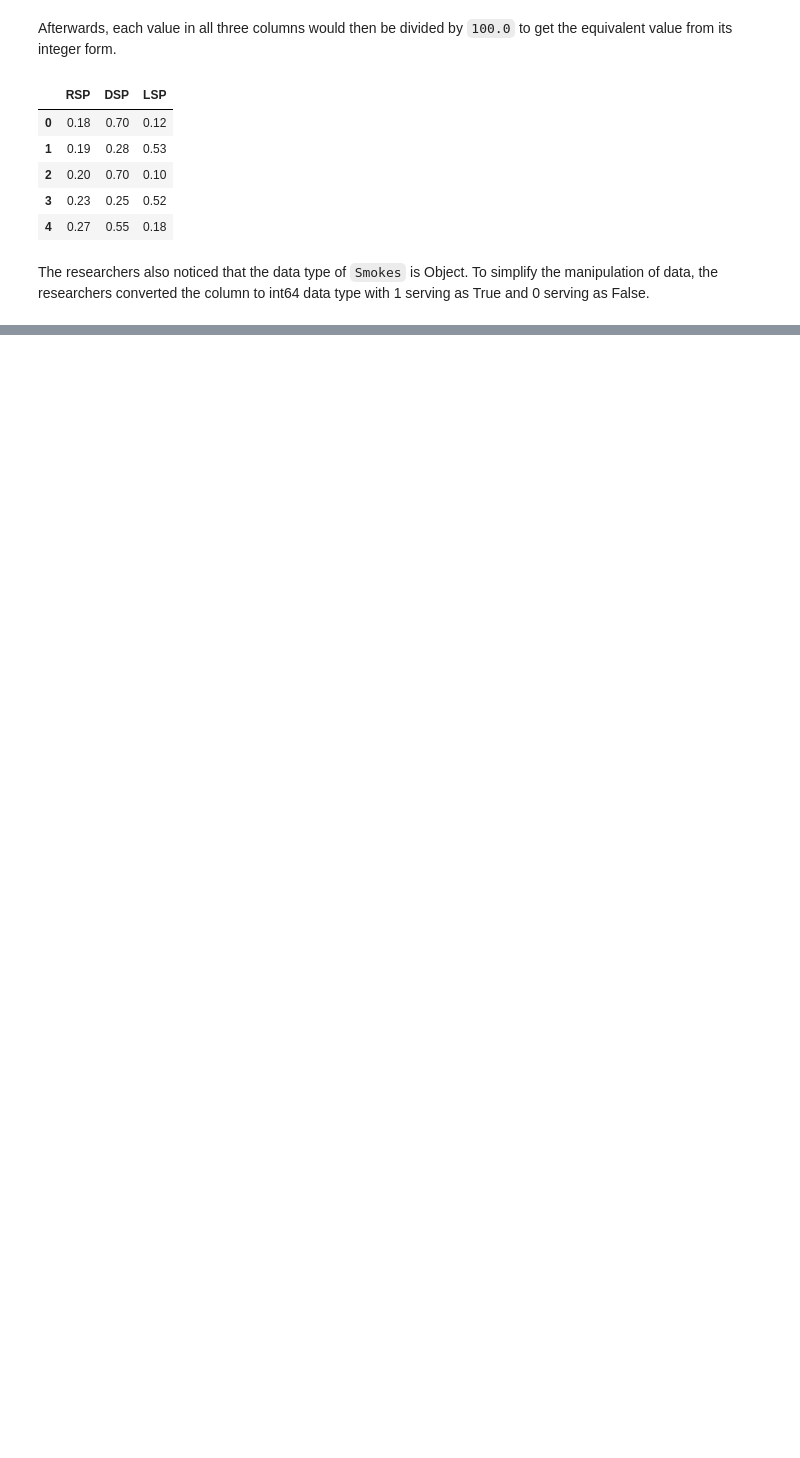
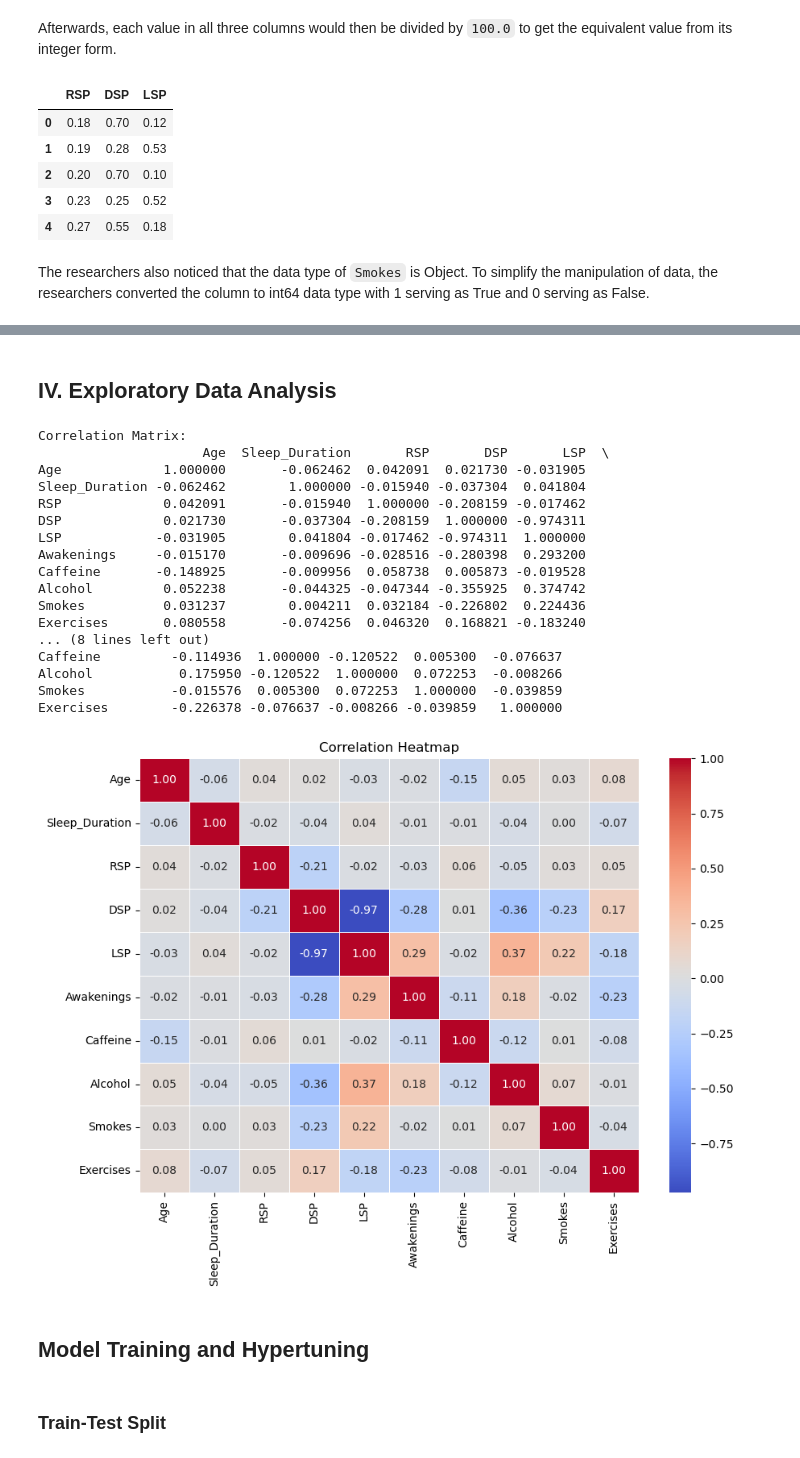
Before and after one commit to francisisip/SereniGuide, a Jupyter notebook: SereniGuide.ipynb, the cells around one changed output, grey strips where cells are left out. Saved outputs shown, nothing was run; the diff lists cells and outputs as text; code cells hidden in the pictures; blank space fills up the shorter version.

```diff
--- a/SereniGuide.ipynb
+++ b/SereniGuide.ipynb
@@ -337,0 +572,37 @@ memory usage: 39.0 KB
+# %% [markdown]
+## IV. Exploratory Data Analysis
+# %%
+correlation_matrix = sleep_df.select_dtypes(include='number').corr()
+
+# Display correlation coefficients
+print("Correlation Matrix:")
+print(correlation_matrix)
+
+# Visualize correlation matrix as a heatmap
+plt.figure(figsize=(10, 7))
+sns.heatmap(correlation_matrix, annot=True, cmap='coolwarm', fmt=".2f", linewidths=.5)
+plt.title('Correlation Heatmap')
+plt.show()
+# %% [output]
+Correlation Matrix:
+                     Age  Sleep_Duration       RSP       DSP       LSP  \
+Age             1.000000       -0.062462  0.042091  0.021730 -0.031905
+Sleep_Duration -0.062462        1.000000 -0.015940 -0.037304  0.041804
+RSP             0.042091       -0.015940  1.000000 -0.208159 -0.017462
+DSP             0.021730       -0.037304 -0.208159  1.000000 -0.974311
+LSP            -0.031905        0.041804 -0.017462 -0.974311  1.000000
+Awakenings     -0.015170       -0.009696 -0.028516 -0.280398  0.293200
+Caffeine       -0.148925       -0.009956  0.058738  0.005873 -0.019528
+Alcohol         0.052238       -0.044325 -0.047344 -0.355925  0.374742
+Smokes          0.031237        0.004211  0.032184 -0.226802  0.224436
+Exercises       0.080558       -0.074256  0.046320  0.168821 -0.183240
+... (8 lines left out)
+Caffeine         -0.114936  1.000000 -0.120522  0.005300  -0.076637
+Alcohol           0.175950 -0.120522  1.000000  0.072253  -0.008266
+Smokes           -0.015576  0.005300  0.072253  1.000000  -0.039859
+Exercises        -0.226378 -0.076637 -0.008266 -0.039859   1.000000
+[figure, added]
+# %% [markdown]
+## Model Training and Hypertuning
+# %% [markdown]
+### Train-Test Split
```
Also changed, not shown: parts of 40 cells of this notebook.
